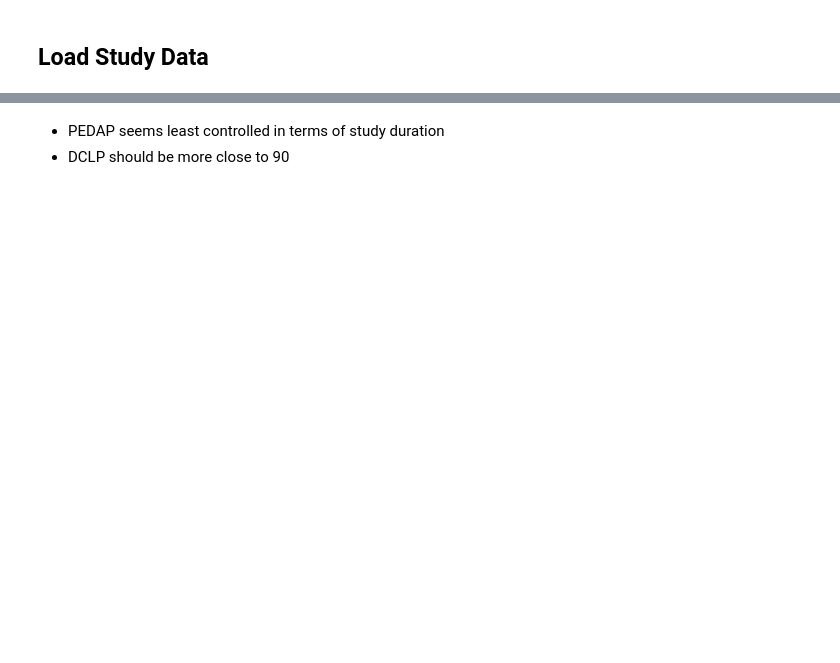
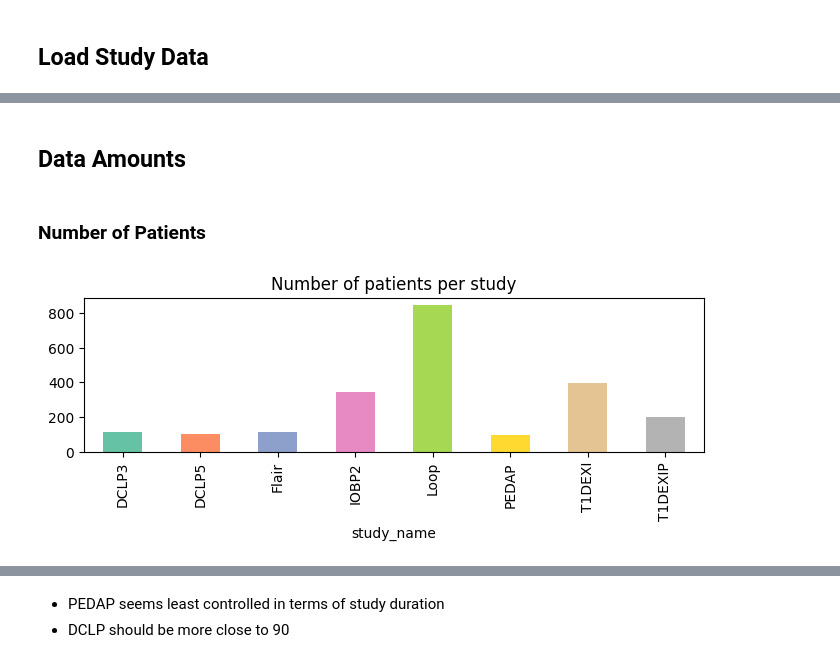
Before and after one commit to nudgebg/egvinsulin, a Jupyter notebook: notebooks/output_validation.ipynb, the cells around one changed output, grey strips where cells are left out. Cells and saved outputs as stored; diff of their text form; code cells hidden in the pictures; blank space fills up the shorter version.

```diff
--- a/notebooks/output_validation.ipynb
+++ b/notebooks/output_validation.ipynb
@@ -189,11 +29,0 @@ pedap.extract_basal_event_history()
-# %%
-results = {}
-for study in processed_studies:
-    n_bolus = study.bolus_event_history.bolus.isna().sum()
-    n_basal = study.basal_event_history.basal_rate.isna().sum()
-    n_cgm = study.cgm_history.cgm.isna().sum()
-    results[study.study_name] = {'n_bolus_nans': n_bolus,
-                                'n_basal_nans': n_basal,
-                                'n_cgm_nans': n_cgm}
-results = pd.DataFrame(results).T
-display(results)
@@ -286,0 +30,4 @@ save_figure(f, 'numdays')
+# %%
+data_path = os.path.join(os.getcwd(), '..', 'data', 'raw')
+out_path = os.path.join(os.getcwd(), '..', 'data', 'cached')
+initialized_datasets = list(initialize_datasets(data_path).values())
@@ -286,0 +122,5 @@ save_figure(f, 'numdays')
+# %%
+study_names = df_cgm.study_name.unique()
+colors = plt.cm.Set2(np.linspace(0, 1, len(study_names)))
+color_dict = dict(zip(study_names, colors))
+display(color_dict)
@@ -286,0 +224,17 @@ save_figure(f, 'numdays')
+# %% [markdown]
+## Data Amounts
+# %%
+#patient days and counts
+num_days_patient = df_bolus.groupby(['study_name','patient_id'],observed=False).apply(lambda x: x.datetime.dt.date.nunique(),include_groups=False)
+num_days_patient = num_days_patient.reset_index().rename(columns={0: 'num_days'})
+# %% [markdown]
+### Number of Patients
+# %%
+#visualize number of patient ids per study and data type as bar chart
+from src import cdf
+f = plt.figure(figsize=(8,2)); ax = plt.gca()
+num_days_patient.groupby('study_name')['patient_id'].nunique().plot(kind='bar', color=colors, ax=ax)
+plt.title('Number of patients per study')
+save_figure(f, 'num_patients_per_study')
+# %% [output]
+[figure, added]
```
Also changed, not shown: parts of 72 cells of this notebook, 5 other files.
